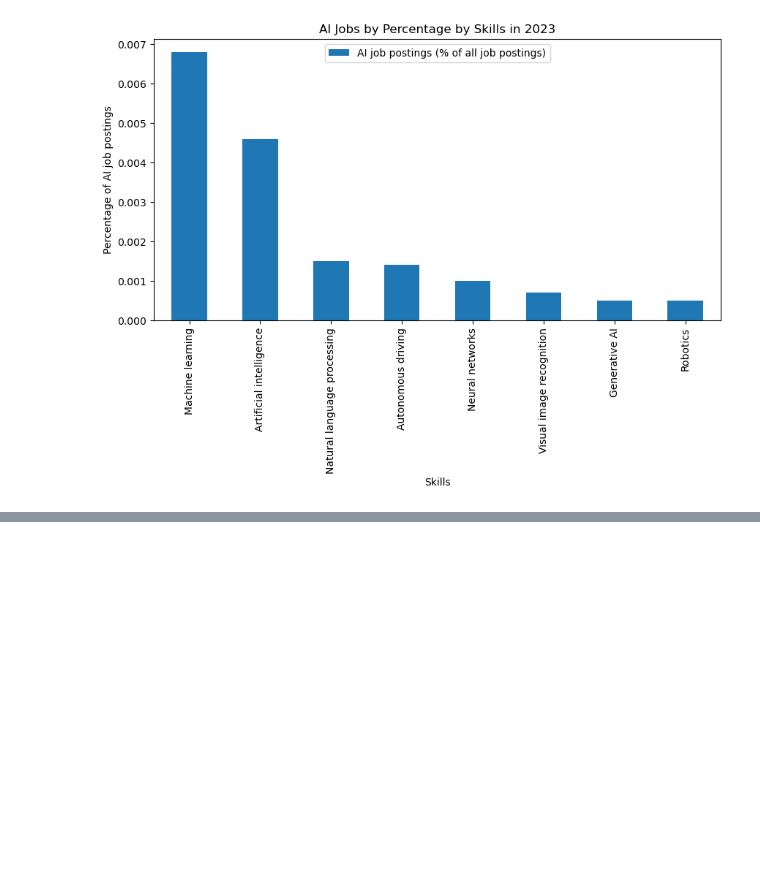
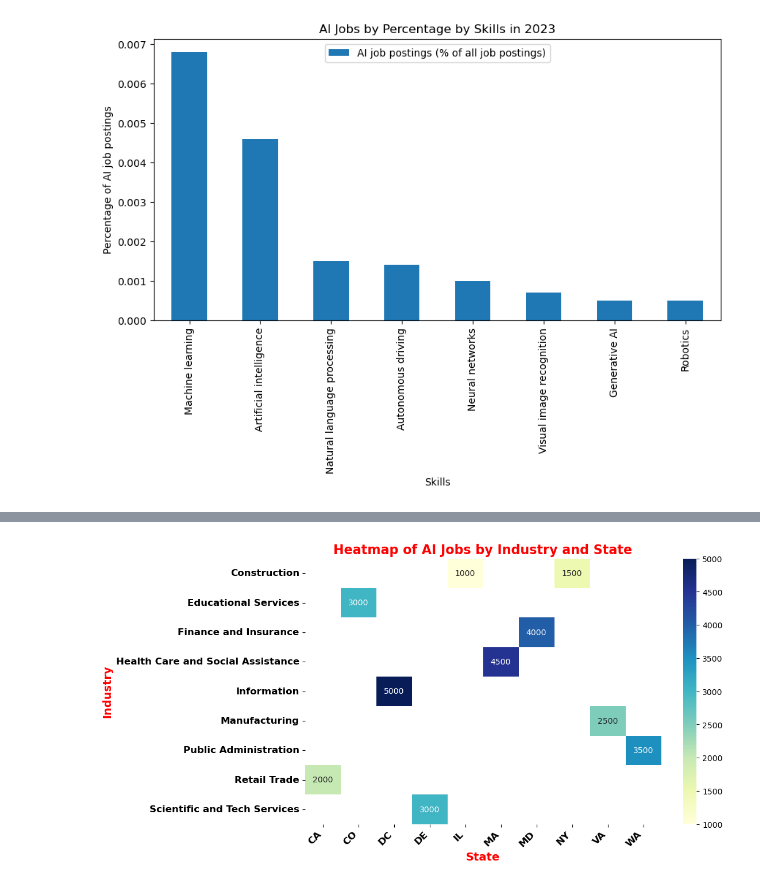
Before and after one commit to inCloset/group3-project-25.02.01, a Jupyter notebook: g3.ipynb, the cells around one changed output, grey strips where cells are left out. Saved outputs shown, nothing was run; the diff lists cells and outputs as text; code cells hidden in the pictures; blank space fills up the shorter version.

```diff
--- a/g3.ipynb
+++ b/g3.ipynb
@@ -198,0 +221,31 @@ plt.show()
+# %%
+import pandas as pd
+import matplotlib.pyplot as plt
+import seaborn as sns
+
+data = pd.DataFrame({
+    'State': ['DC', 'DE', 'MD', 'VA', 'MA', 'WA', 'CO', 'CA', 'NY', 'IL'],
+    'Industry': ['Information', 'Scientific and Tech Services', 'Finance and Insurance', 'Manufacturing', 'Health Care and Social Assistance', 'Public Administration', 'Educational Services', 'Retail Trade', 'Construction', 'Construction'],
+    'Year': [2021, 2022, 2023, 2023, 2021, 2022, 2023, 2023, 2021, 2022],
+    'AI_Jobs': [5000, 3000, 4000, 2500, 4500, 3500, 3000, 2000, 1500, 1000],
+    'Percentage_Growth': [10, 20, 15, 25, 30, 35, 40, 45, 50, 55],
+    'Skills': ['Machine Learning', 'Artificial Intelligence', 'Natural language processing', 'Autonomous driving', 'Neural networks', 'Deep learning', 'Computer vision', 'Robotics', 'Data mining', 'Predictive analytics']
+})
+
+pivot_data = data.pivot(index='Industry', columns='State', values='AI_Jobs')
+plt.figure(figsize=(10, 6))
+heatmap = sns.heatmap(pivot_data, annot=True, fmt=".0f", cmap='YlGnBu')
+
+# Customize tick labels
+heatmap.set_xticklabels(heatmap.get_xticklabels(), rotation=45, ha="right", fontsize=12, fontweight='bold')
+heatmap.set_yticklabels(heatmap.get_yticklabels(), rotation=0, fontsize=12, fontweight='bold')
+labl = plt.ylabel('Industry', fontsize=14, fontweight='bold')
+labl.set_color('red')
+labl = plt.xlabel('State', fontsize=14, fontweight='bold')
+labl.set_color('red')
+
+# Use fmt=".0f" to format annotations as integers
+plt.title('Heatmap of AI Jobs by Industry and State', fontsize=16, fontweight='bold', color='red')
+plt.show()
+# %% [output]
+[figure, added]
```
Also changed, not shown: parts of 3 cells of this notebook, 5 other files.
